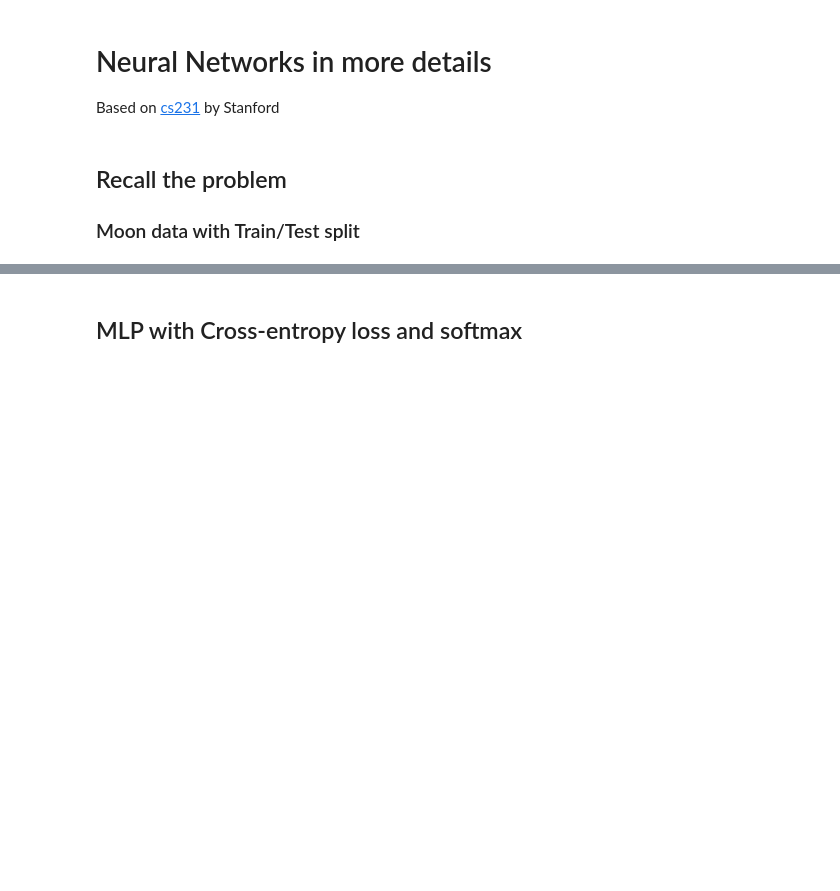
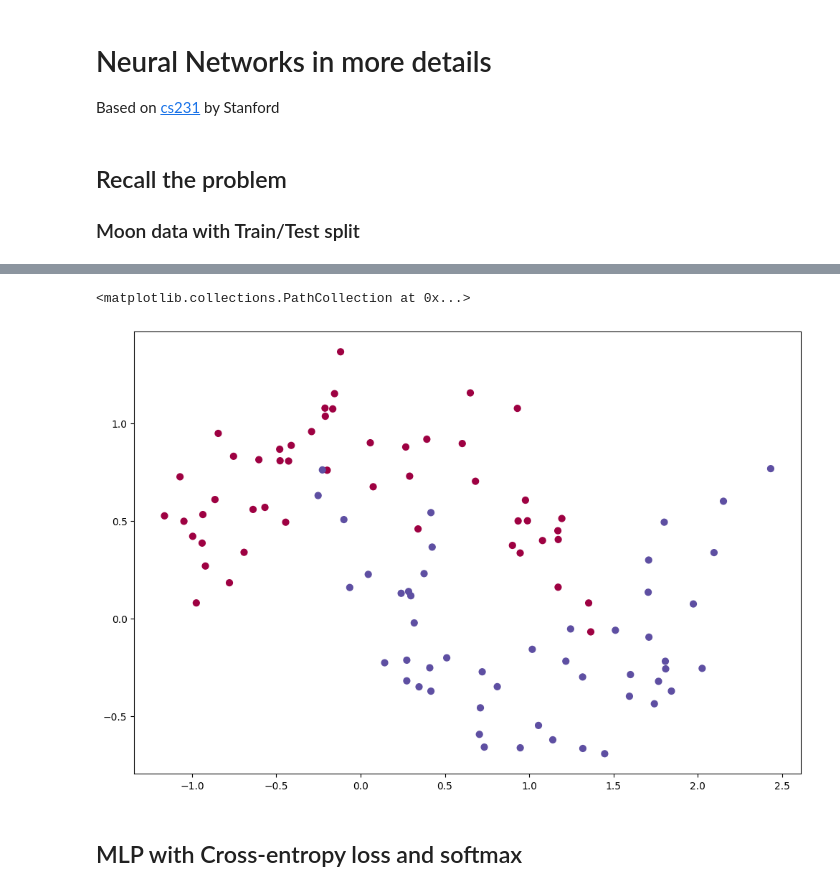
Before and after one commit to vitaliyradchenko/projector_course, a Jupyter notebook: lectures/14.1 - Neural Networks in more details.ipynb, the cells around one changed output, grey strips where cells are left out. Cells and saved outputs as stored; diff of their text form; code cells hidden in the pictures; blank space fills up the shorter version.

```diff
--- a/lectures/14.1 - Neural Networks in more details.ipynb
+++ b/lectures/14.1 - Neural Networks in more details.ipynb
@@ -23,6 +26,9 @@ plt.scatter(X[:,0], X[:,1], s=40, c=y, cmap=plt.cm.Spectral)
 # %%
-X_test, y_test = sklearn.datasets.make_moons(100, shuffle=False, noise=0.35, random_state=0)
+X_test, y_test = sklearn.datasets.make_moons(100, shuffle=False, noise=0.2, random_state=0)
 plt.scatter(X_test[:,0], X_test[:,1], s=40, c=y_test, cmap=plt.cm.Spectral)
+# %% [output]
+<matplotlib.collections.PathCollection at 0x...>
+[figure, added]
 # %% [markdown]
 ## MLP with Cross-entropy loss and softmax
 # %% [markdown]
```
Also changed, not shown: parts of 26 cells of this notebook.
